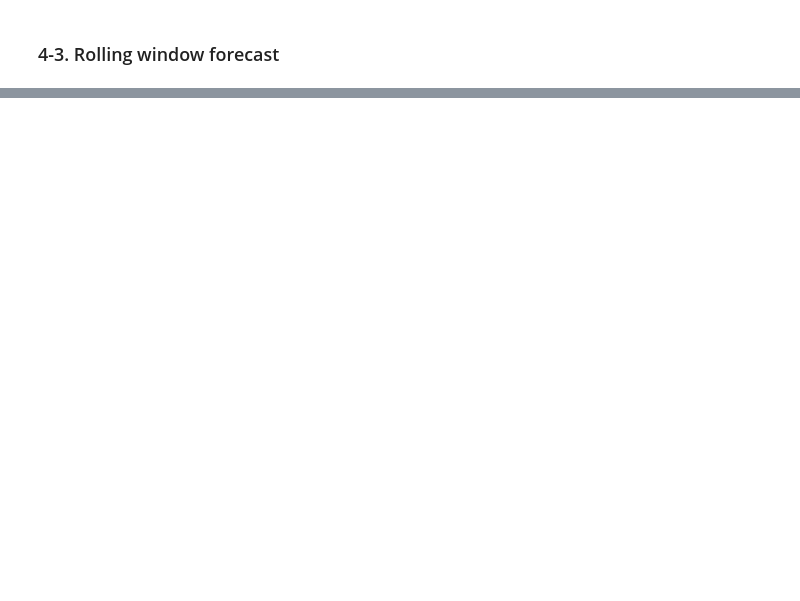
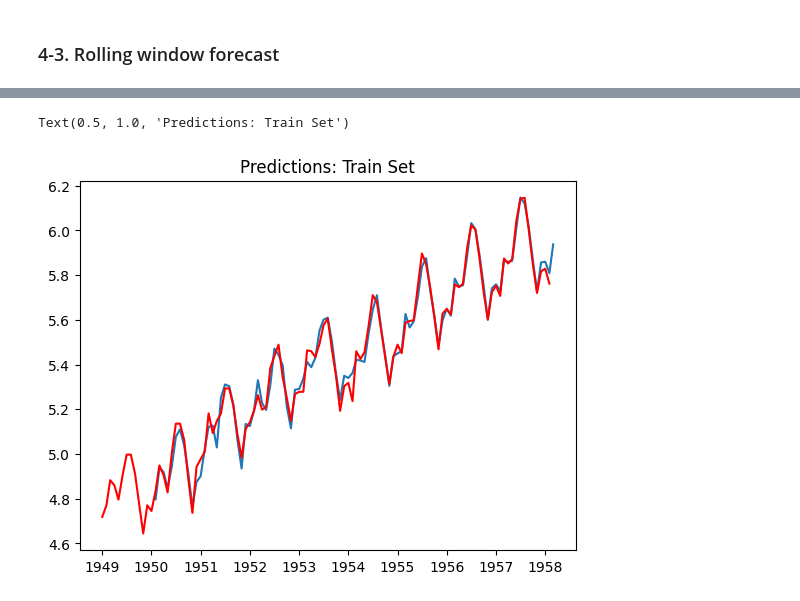
Before and after one commit to myeong-su-choi/time-series, a Jupyter notebook: notebooks/ARIMA Models.ipynb, the cells around one changed output, grey strips where cells are left out. Cells and saved outputs as stored; diff of their text form; code cells hidden in the pictures; blank space fills up the shorter version.

```diff
--- a/notebooks/ARIMA Models.ipynb
+++ b/notebooks/ARIMA Models.ipynb
@@ -614,0 +785,5 @@ plt.plot(predictions,color='red')
+# %%
+SARIMA_model = ARIMA(train_data, order=(1, 1, 1), seasonal_order=(1, 1, 1, 12))
+# %%
+res = SARIMA_model.fit()
+print(res.summary())
@@ -614,0 +808,7 @@ plt.plot(predictions,color='red')
+# %%
+plt.plot(res.predict(start=13, end=len(df.Passengers[:110]), dynamic=False))
+plt.plot(np.log(df.Passengers[:110]), color='red')
+plt.title("Predictions: Train Set")
+# %% [output]
+Text(0.5, 1.0, 'Predictions: Train Set')
+[figure, added]
```
Also changed, not shown: parts of 24 cells of this notebook, 3 other files.
